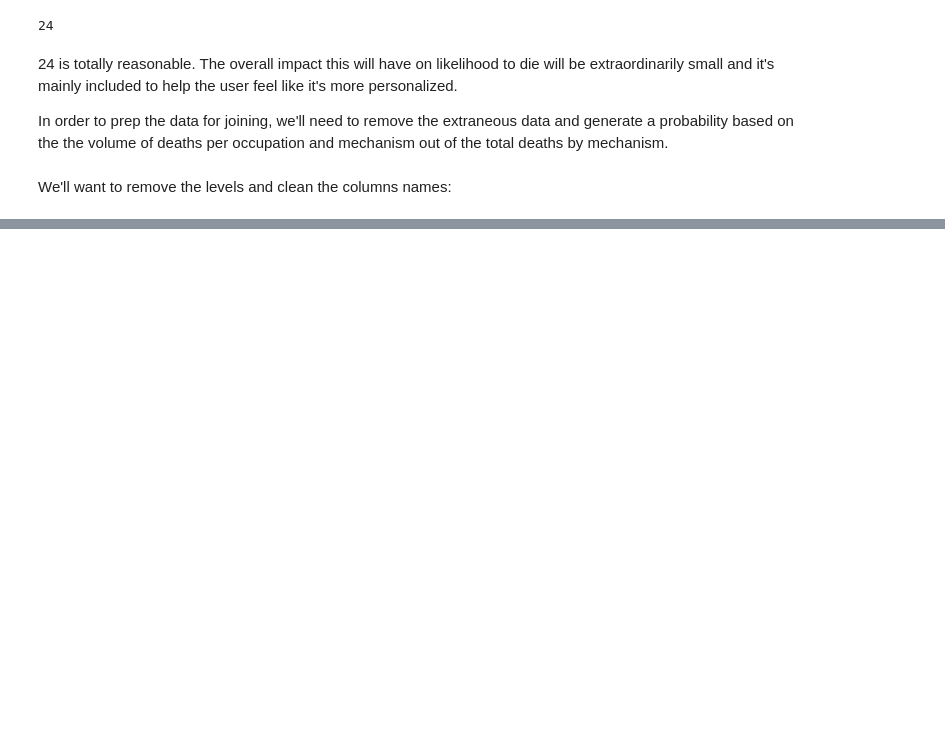
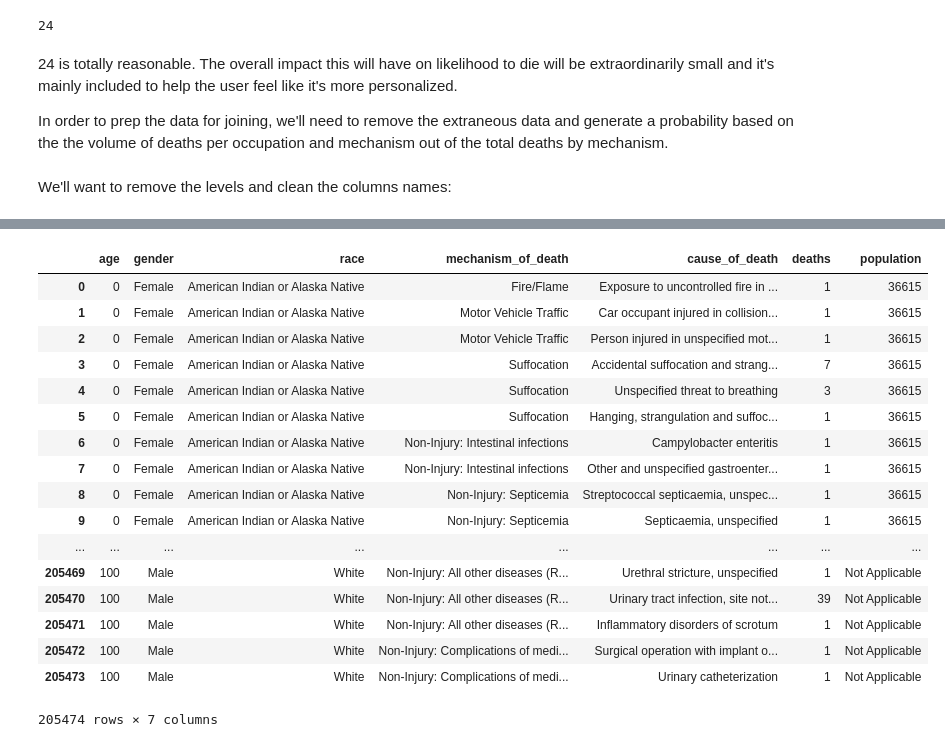
Before and after one commit to jameslee0920/death_simulator, a Jupyter notebook: src/probability_converter.ipynb, the cells around one changed output, grey strips where cells are left out. Cells and saved outputs as stored; diff of their text form; code cells hidden in the pictures; blank space fills up the shorter version.

Commit message:
went back to the CDC data and started fix on 85+ age pop not being there

```diff
--- a/src/probability_converter.ipynb
+++ b/src/probability_converter.ipynb
@@ -6,3 +6,4 @@ import pandas as pd
 import numpy as np
 # %%
 job_deaths = pd.read_csv("../data/occupational_fatalities.csv")
+cdc_deaths = pd.read_csv("../data/deaths_age_gender_race_mechanism_cause.csv")
@@ -183,0 +171,21 @@ job_deaths
+# %%
+cdc_deaths
+# %% [output]
+|  | age | gender | race | mechanism_of_death | cause_of_death | deaths | population |
+| 0 | 0 | Female | American Indian or Alaska Native | Fire/Flame | Exposure to uncontrolled fire in ... | 1 | 36615 |
+| 1 | 0 | Female | American Indian or Alaska Native | Motor Vehicle Traffic | Car occupant injured in collision... | 1 | 36615 |
+| 2 | 0 | Female | American Indian or Alaska Native | Motor Vehicle Traffic | Person injured in unspecified mot... | 1 | 36615 |
+| 3 | 0 | Female | American Indian or Alaska Native | Suffocation | Accidental suffocation and strang... | 7 | 36615 |
+| 4 | 0 | Female | American Indian or Alaska Native | Suffocation | Unspecified threat to breathing | 3 | 36615 |
+| 5 | 0 | Female | American Indian or Alaska Native | Suffocation | Hanging, strangulation and suffoc... | 1 | 36615 |
+| 6 | 0 | Female | American Indian or Alaska Native | Non-Injury: Intestinal infections | Campylobacter enteritis | 1 | 36615 |
+| 7 | 0 | Female | American Indian or Alaska Native | Non-Injury: Intestinal infections | Other and unspecified gastroenter... | 1 | 36615 |
+| 8 | 0 | Female | American Indian or Alaska Native | Non-Injury: Septicemia | Streptococcal septicaemia, unspec... | 1 | 36615 |
+| 9 | 0 | Female | American Indian or Alaska Native | Non-Injury: Septicemia | Septicaemia, unspecified | 1 | 36615 |
+| ... | ... | ... | ... | ... | ... | ... | ... |
+| 205469 | 100 | Male | White | Non-Injury: All other diseases (R... | Urethral stricture, unspecified | 1 | Not Applicable |
+| 205470 | 100 | Male | White | Non-Injury: All other diseases (R... | Urinary tract infection, site not... | 39 | Not Applicable |
+| 205471 | 100 | Male | White | Non-Injury: All other diseases (R... | Inflammatory disorders of scrotum | 1 | Not Applicable |
+| 205472 | 100 | Male | White | Non-Injury: Complications of medi... | Surgical operation with implant o... | 1 | Not Applicable |
+| 205473 | 100 | Male | White | Non-Injury: Complications of medi... | Urinary catheterization | 1 | Not Applicable |
+205474 rows × 7 columns
```
Also changed, not shown: parts of 15 cells of this notebook, 2 other files.
